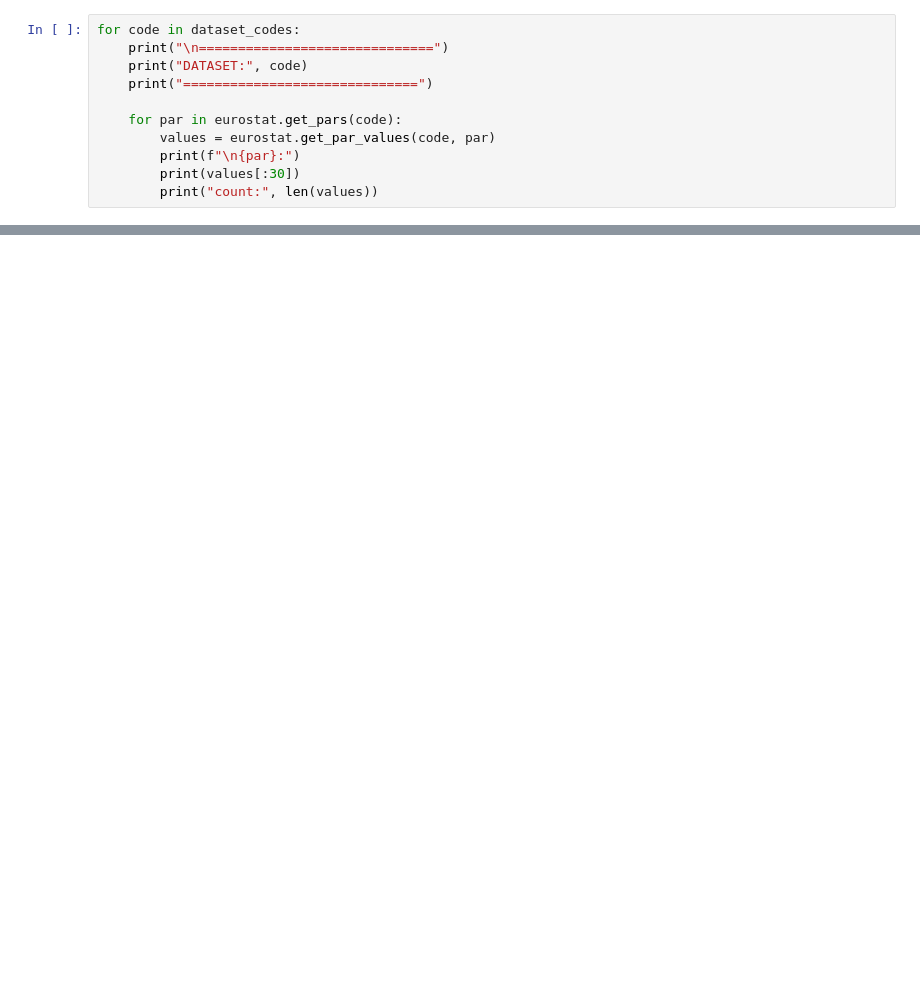
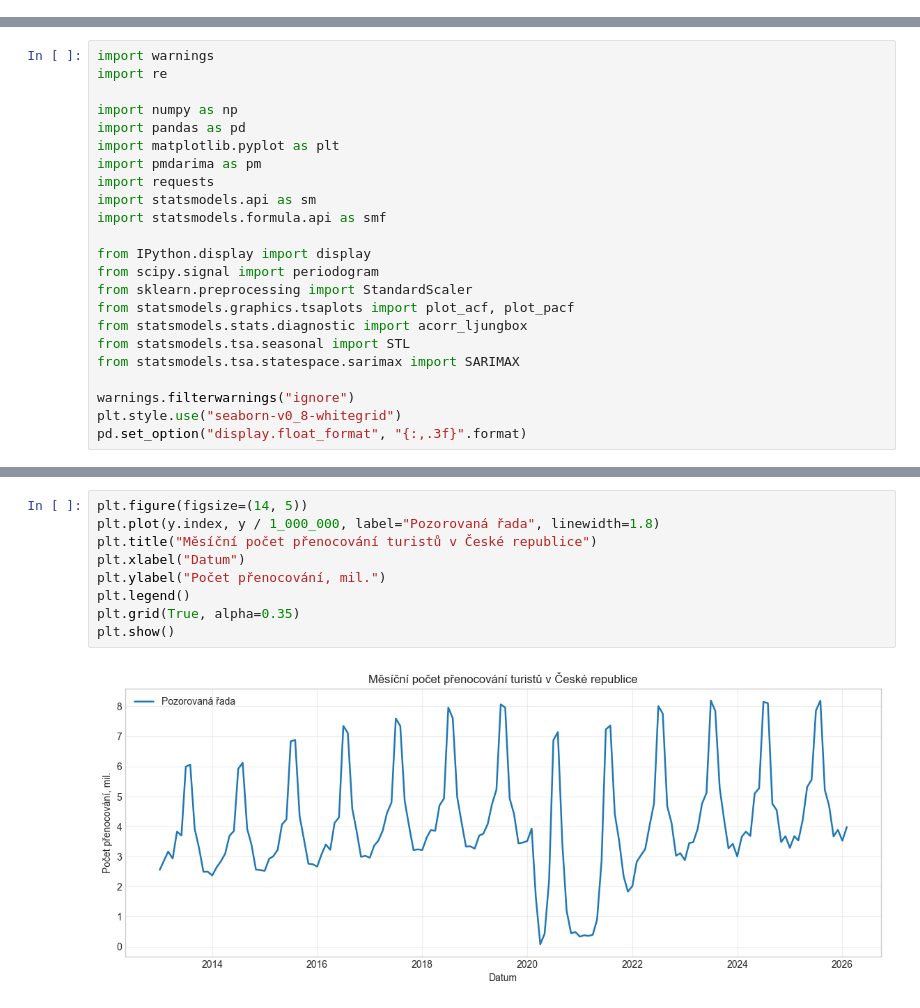
Before and after one commit to nievsky/TourismAnalysis_TimeSeries, a Jupyter notebook: main.ipynb, the cells around one changed output, grey strips where cells are left out. Saved outputs shown, nothing was run; the diff lists cells and outputs as text; blank space fills up the shorter version.

```diff
--- a/main.ipynb
+++ b/main.ipynb
@@ -43,11 +0,0 @@ Parameters: ['freq', 'c_resid', 'unit', 'nace_r2', 'geo']
-# %%
-for code in dataset_codes:
-    print("\n==============================")
-    print("DATASET:", code)
-    print("==============================")
-
-    for par in eurostat.get_pars(code):
-        values = eurostat.get_par_values(code, par)
-        print(f"\n{par}:")
-        print(values[:30])
-        print("count:", len(values))
@@ -1862,0 +24,23 @@ Celkově se SARIMAX model jeví jako nejvhodnější model pro predikci z testov
+# %%
+import warnings
+import re
+
+import numpy as np
+import pandas as pd
+import matplotlib.pyplot as plt
+import pmdarima as pm
+import requests
+import statsmodels.api as sm
+import statsmodels.formula.api as smf
+
+from IPython.display import display
+from scipy.signal import periodogram
+from sklearn.preprocessing import StandardScaler
+from statsmodels.graphics.tsaplots import plot_acf, plot_pacf
+from statsmodels.stats.diagnostic import acorr_ljungbox
+from statsmodels.tsa.seasonal import STL
+from statsmodels.tsa.statespace.sarimax import SARIMAX
+
+warnings.filterwarnings("ignore")
+plt.style.use("seaborn-v0_8-whitegrid")
+pd.set_option("display.float_format", "{:,.3f}".format)
@@ -1862,0 +258,11 @@ Celkově se SARIMAX model jeví jako nejvhodnější model pro predikci z testov
+# %%
+plt.figure(figsize=(14, 5))
+plt.plot(y.index, y / 1_000_000, label="Pozorovaná řada", linewidth=1.8)
+plt.title("Měsíční počet přenocování turistů v České republice")
+plt.xlabel("Datum")
+plt.ylabel("Počet přenocování, mil.")
+plt.legend()
+plt.grid(True, alpha=0.35)
+plt.show()
+# %% [output]
+[figure, added]
```
Also changed, not shown: parts of 156 cells of this notebook.
